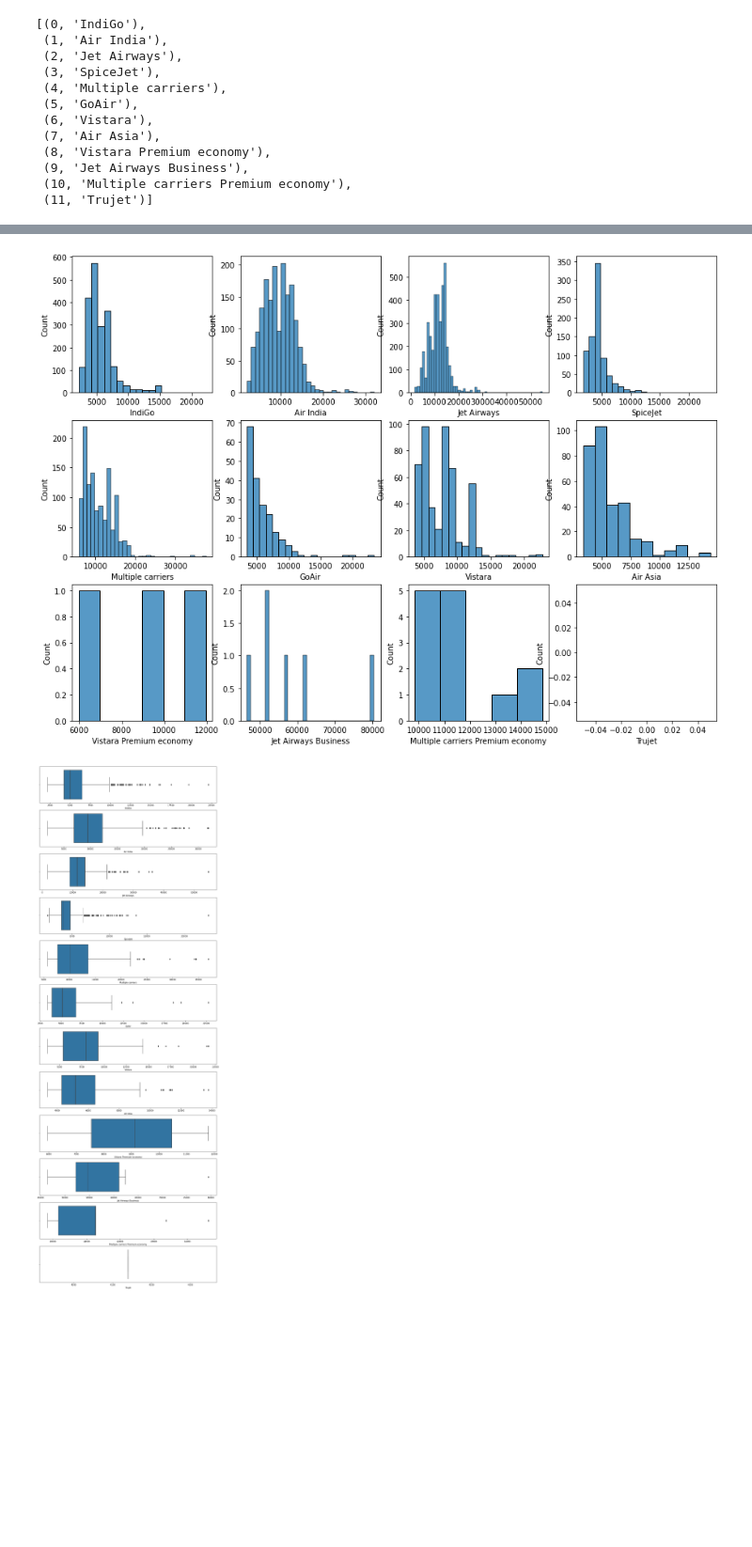
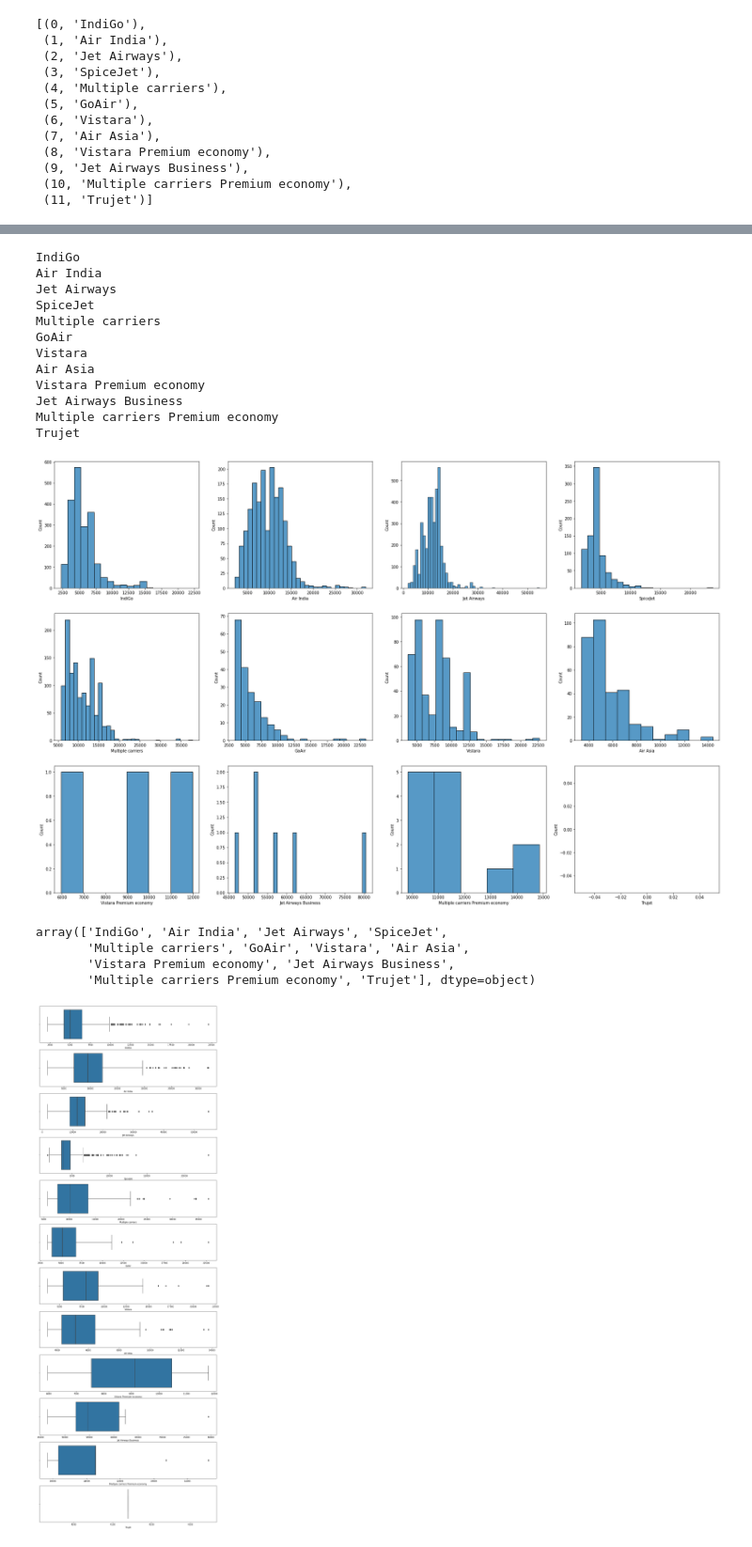
Before and after one commit to SHIVRAJSHINDE/Eda-FeatureEngineering, a Jupyter notebook: EDA/Data Travel/edaAndPreprocessing2.ipynb, the cells around one changed output, grey strips where cells are left out. Shown at 94% size. Drawn from its saved outputs; the diff is of its cells as text; code cells hidden in the pictures; blank space fills up the shorter version.

```diff
--- a/EDA/Data Travel/edaAndPreprocessing2.ipynb
+++ b/EDA/Data Travel/edaAndPreprocessing2.ipynb
@@ -274,11 +277,3 @@ df[df['Airline']=='Air India']
 | 10678 | Air India | 27/04/2019 | Kolkata | Banglore | CCU → BLR | 20:45 | 23:20 | 2h 35m | ... |
 | 10681 | Air India | 9/05/2019 | Delhi | Cochin | DEL → GOI → BOM → COK | 10:55 | 19:15 | 8h 20m | ... |
 1750 rows × 11 columns
-# %%
-plt.figure(figsize=(15,15))
-
-for i in list(enumerate(df['Airline'].unique())):
-    plt.subplot(3,4,i[0]+1)
-    indi = df[df['Airline']==df['Airline'].unique()[i[0]]]
-    sns.kdeplot(x=indi['Price'])
-    plt.xlabel(i[1])
@@ -309,13 +334,36 @@ list(enumerate(df['Airline'].unique()))
+# %%
+for i in list(enumerate(df['Airline'].unique())):
+    print(i[1])
+# %% [output]
+IndiGo
+Air India
+Jet Airways
+SpiceJet
+Multiple carriers
+GoAir
+Vistara
+Air Asia
+Vistara Premium economy
+Jet Airways Business
+Multiple carriers Premium economy
+Trujet
 # %%
-plt.figure(figsize=(15,15))
+plt.figure(figsize=(30,20))
 
 for i in list(enumerate(df['Airline'].unique())):
-    plt.subplot(4,4,i[0]+1)
-    indi = df[df['Airline']==df['Airline'].unique()[i[0]]]
+    plt.subplot(3,4,i[0]+1)
+    indi = df[df['Airline']==i[1]]
     sns.histplot(x=indi['Price'],binwidth=1000)
     plt.xlabel(i[1])
 # %% [output]
-[figure, old version]
+[figure, new version]
+# %%
+df['Airline'].unique()
+# %% [output]
+array(['IndiGo', 'Air India', 'Jet Airways', 'SpiceJet',
+       'Multiple carriers', 'GoAir', 'Vistara', 'Air Asia',
+       'Vistara Premium economy', 'Jet Airways Business',
+       'Multiple carriers Premium economy', 'Trujet'], dtype=object)
 # %%
 plt.figure(figsize=(15,45))
 
```
Also changed, not shown: parts of 35 cells of this notebook.
